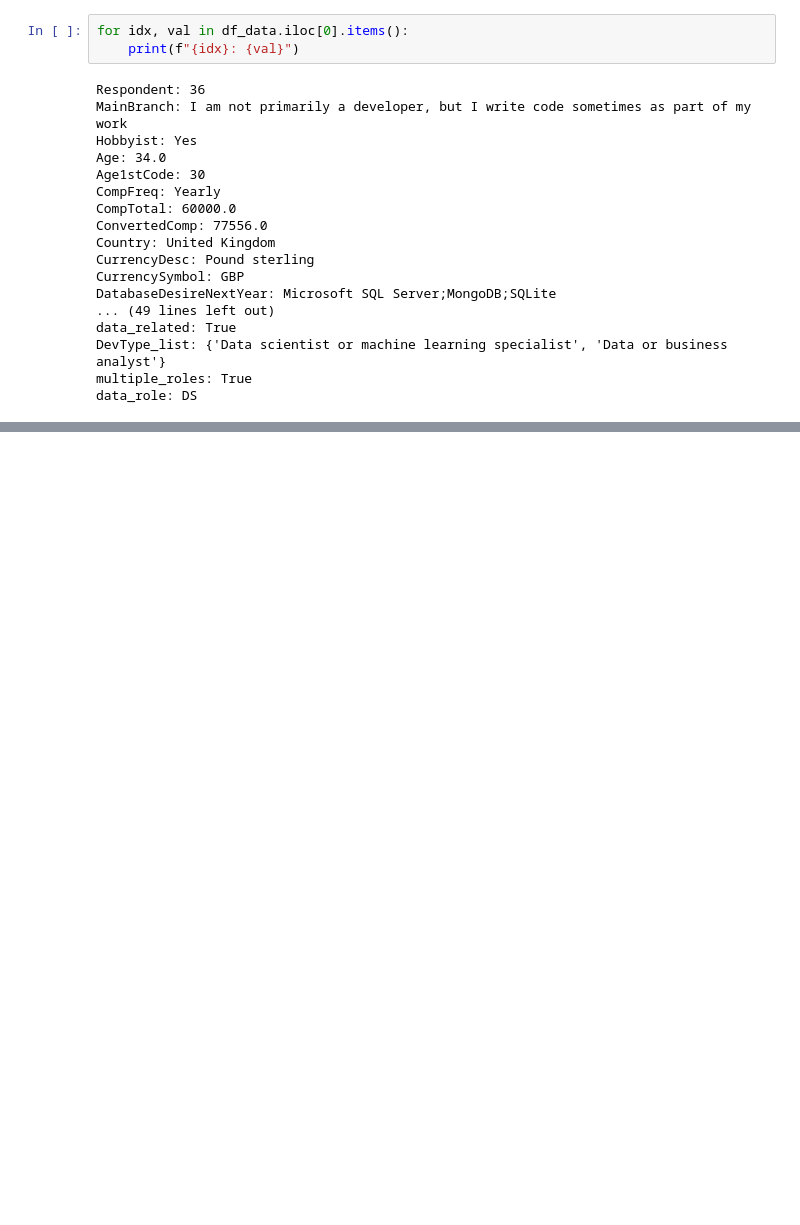
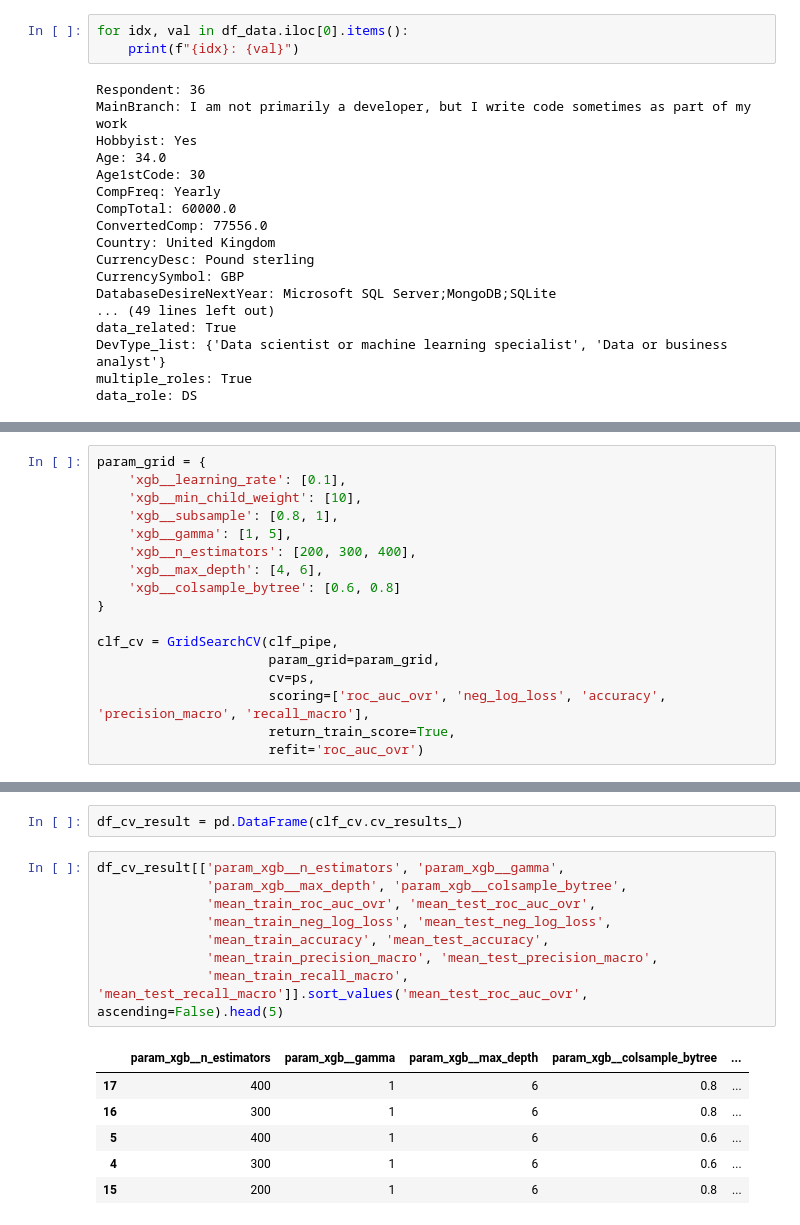
Before and after one commit to Chancylin/StackOverflow_Survey, a Jupyter notebook: notebooks/stackoverflow.ipynb, the cells around one changed output, grey strips where cells are left out. Saved outputs shown, nothing was run; the diff lists cells and outputs as text; blank space fills up the shorter version.

```diff
--- a/notebooks/stackoverflow.ipynb
+++ b/notebooks/stackoverflow.ipynb
@@ -977,0 +1120,17 @@ data_role: DS
+# %%
+param_grid = {
+    'xgb__learning_rate': [0.1],
+    'xgb__min_child_weight': [10],
+    'xgb__subsample': [0.8, 1],
+    'xgb__gamma': [1, 5],
+    'xgb__n_estimators': [200, 300, 400],
+    'xgb__max_depth': [4, 6],
+    'xgb__colsample_bytree': [0.6, 0.8]
+}
+
+clf_cv = GridSearchCV(clf_pipe,
+                      param_grid=param_grid,
+                      cv=ps,
+                      scoring=['roc_auc_ovr', 'neg_log_loss', 'accuracy', 'precision_macro', 'recall_macro'],
+                      return_train_score=True,
+                      refit='roc_auc_ovr')
@@ -977,0 +1157,17 @@ data_role: DS
+# %%
+df_cv_result = pd.DataFrame(clf_cv.cv_results_)
+# %%
+df_cv_result[['param_xgb__n_estimators', 'param_xgb__gamma',
+              'param_xgb__max_depth', 'param_xgb__colsample_bytree',
+              'mean_train_roc_auc_ovr', 'mean_test_roc_auc_ovr',
+              'mean_train_neg_log_loss', 'mean_test_neg_log_loss',
+              'mean_train_accuracy', 'mean_test_accuracy',
+              'mean_train_precision_macro', 'mean_test_precision_macro',
+              'mean_train_recall_macro', 'mean_test_recall_macro']].sort_values('mean_test_roc_auc_ovr', ascending=False).head(5)
+# %% [output]
+|  | param_xgb__n_estimators | param_xgb__gamma | param_xgb__max_depth | param_xgb__colsample_bytree | ... |
+| 17 | 400 | 1 | 6 | 0.8 | ... |
+| 16 | 300 | 1 | 6 | 0.8 | ... |
+| 5 | 400 | 1 | 6 | 0.6 | ... |
+| 4 | 300 | 1 | 6 | 0.6 | ... |
+| 15 | 200 | 1 | 6 | 0.8 | ... |
```
Also changed, not shown: parts of 31 cells of this notebook, 1 other file.
